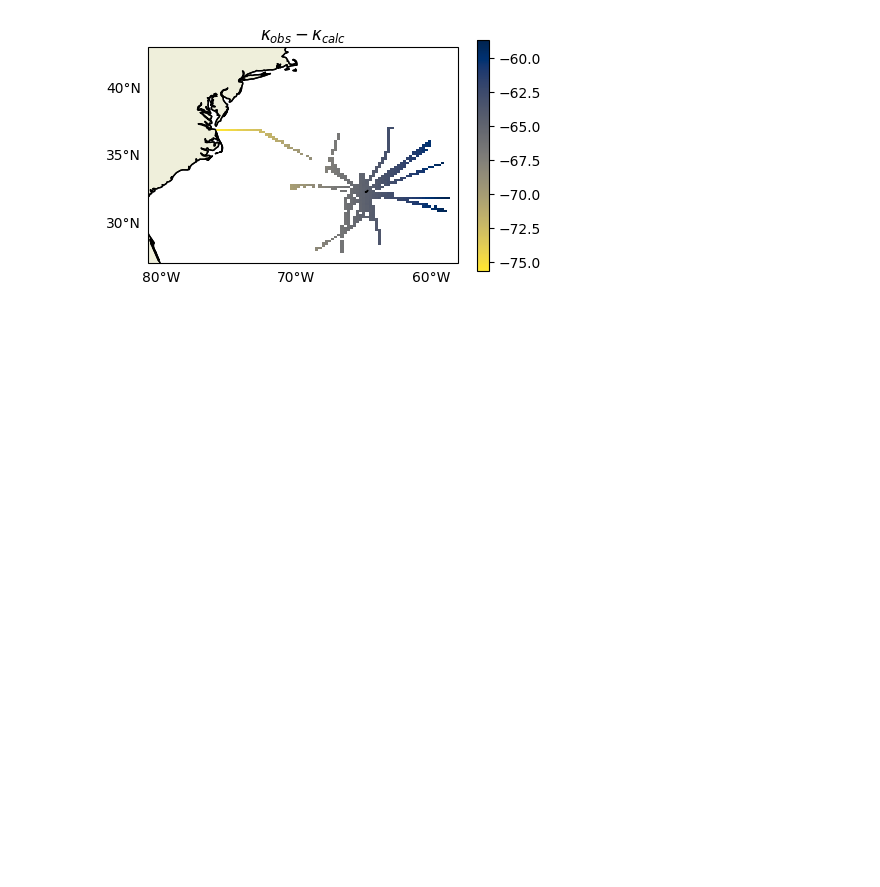
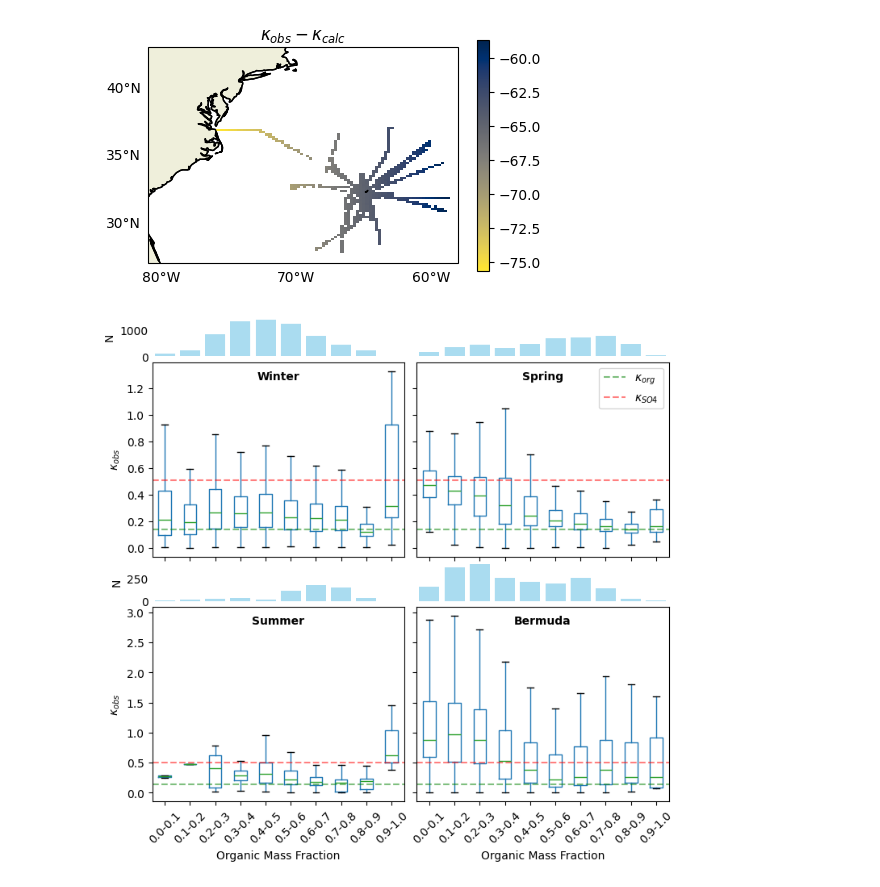
Before and after one commit to csoloff/ACTIVATE_CCN_closure, a Jupyter notebook: scripts/04_plots.ipynb, the cells around one changed output. Saved outputs shown, nothing was run; the diff lists cells and outputs as text; code cells hidden in the pictures; blank space fills up the shorter version.

Commit message:
Updated filtering and added plots

```diff
--- a/scripts/04_plots.ipynb
+++ b/scripts/04_plots.ipynb
@@ -272,3 +272,68 @@ See the caveats in the documentation: https://pandas.pydata.org/pandas-docs/stab
 [figure]
 [figure]
 [figure]
+# %%
+# Define the OMF bins and labels
+bins = [0, 0.1, 0.2, 0.3, 0.4, 0.5, 0.6, 0.7, 0.8, 0.9, 1]
+labels = ['0.0-0.1', '0.1-0.2', '0.2-0.3', '0.3-0.4', '0.4-0.5', '0.5-0.6', '0.6-0.7', '0.7-0.8', '0.8-0.9', '0.9-1.0']
+
+# Create figure and gridspec layout for distribution on top and boxplot below
+fig, axes = plt.subplots(4, 2, figsize=(8,8), gridspec_kw={'height_ratios': [1, 5, 1, 5]}, sharex='all', sharey='row')
+j = 0
+k = 0
+for i in range(0,4):
+    if i == 1:
+        j,k = 0,1
+    if i == 2:
+        j,k = 2,0
+    if i == 3:
+        j,k = 2,1
+
+    d_sub = d_seg[i].copy()
+
+    # Bin 'OMF' values
+    d_sub['OMF_range'] = pd.cut(d_sub['OMF'], bins=bins, labels=labels, right=False)
+
+
+    # Count the number of points in each 'OMF_range' bin
+    counts = d_sub['OMF_range'].value_counts().reindex(labels).fillna(0)  # Ensure the correct order and fill missing bins with 0
+
+    # Plot the counts as a bar chart on the top subplot
+    #axes[j,k].set_title(season[i])
+    axes[j,k].bar(np.linspace(1,10,10), counts.values, color='skyblue', alpha=0.7)
+
+    axes[j,k].grid(True, axis='y')
+
+    # Plot boxplot of 'k_obs' for each OMF_range on the bottom subplot
+    d_sub.boxplot(column='k_obs', by='OMF_range', grid=False, showfliers=False, ax=axes[j+1,k])
+    axes[j+1,k].axhline(.14, color='green', linestyle='--', alpha=0.5, label=r'$\kappa _{org}$')
+    axes[j+1,k].axhline(.507, color='red', linestyle='--', alpha=0.5, label=r'$\kappa _{SO4}$')
+    axes[j+1,k].text(0.5, .9, season[i], transform=axes[j+1,k].transAxes, ha='center', va='bottom', fontweight='bold')
+    axes[j+1,k].set_xlabel('')
+    if k ==0:
+        axes[j,k].set_ylabel('N')
+        axes[j+1,k].set_ylabel(r'$\kappa _{obs}$')
+
+    plt.subplots_adjust(hspace=.05)
+    plt.subplots_adjust(wspace=.05)
+    # Adjust plot and save
+    plt.suptitle('')  # Remove automatic title
+    axes[j+1,k].set_title('')
+    #axes[1,0].set_yticks([0,.25,.5,.75,1,1.25,1.5])
+    for spine in axes[j,k].spines.values():
+        spine.set_visible(False)
+    axes[j,k].grid(False)
+    axes[j,k].tick_params(axis='both', which='both', length=0)
+
+axes[1,1].legend()
+axes[3,0].set_xlabel('Organic Mass Fraction')
+axes[3,1].set_xlabel('Organic Mass Fraction')
+axes[3, 0].set_xticks(np.arange(1, 11))
+axes[3,0].set_xticklabels(labels, rotation=45)
+axes[3, 1].set_xticks(np.arange(1, 11))
+axes[3,1].set_xticklabels(labels, rotation=45)
+#plt.tight_layout()
+plt.savefig('../figures/k_obs_v_OMF_with_distribution_season.png', dpi=300, bbox_inches='tight')
+plt.show()
+# %% [output]
+[figure, added]
```
Also changed, not shown: 3 other files.
